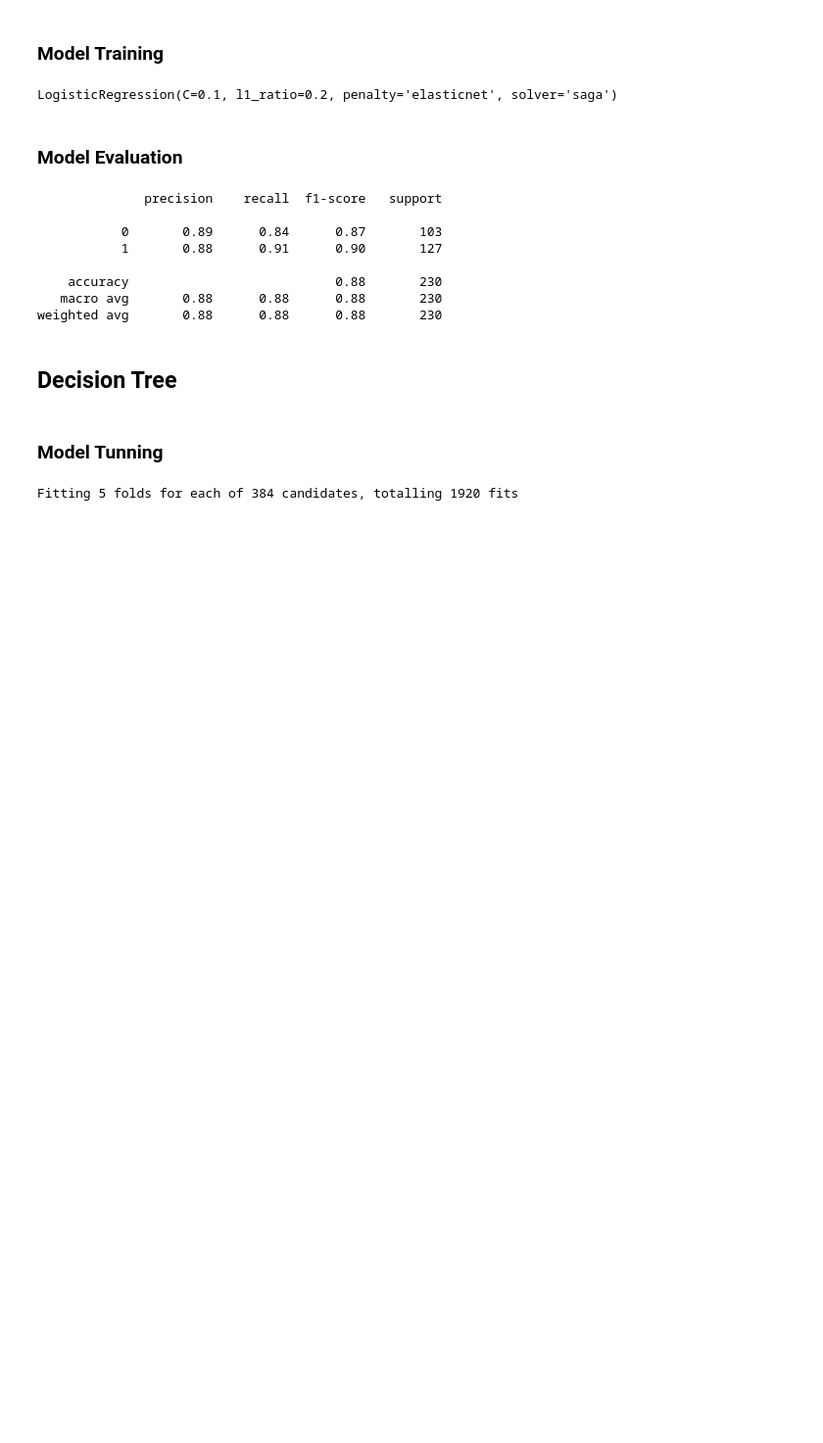
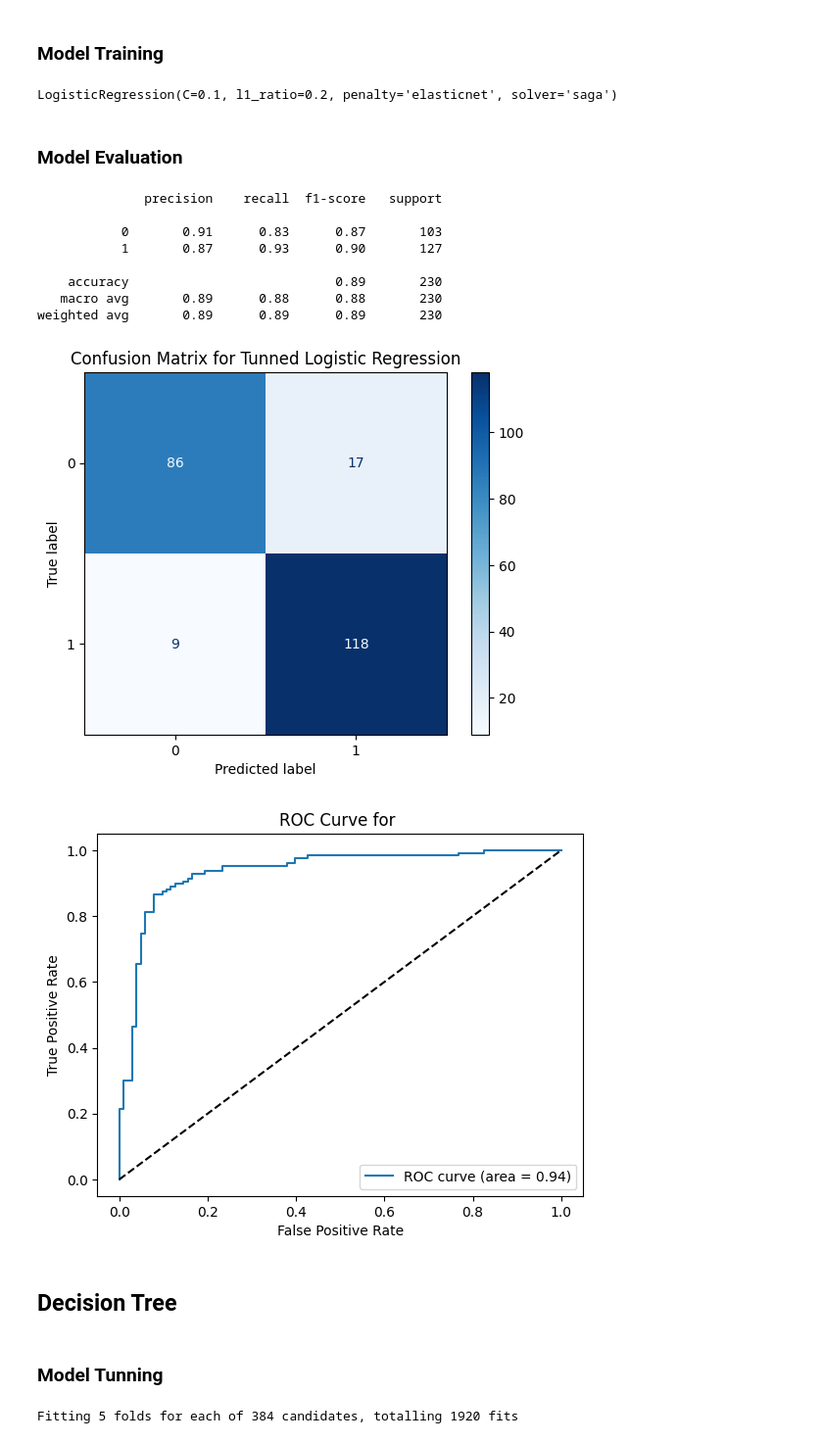
Before and after one commit to Prajwal-Luitel/Heart-Failure-Prediction, a Jupyter notebook: Heart_Disease_Prediction.ipynb, the cells around one changed output. Shown at 98% size. Saved outputs shown, nothing was run; the diff lists cells and outputs as text; code cells hidden in the pictures; blank space fills up the shorter version.

```diff
--- a/Heart_Disease_Prediction.ipynb
+++ b/Heart_Disease_Prediction.ipynb
@@ -377,19 +406,21 @@ logistic_regression.fit(X_train, y_train)
 LogisticRegression(C=0.1, l1_ratio=0.2, penalty='elasticnet', solver='saga')
 # %% [markdown]
 ### Model Evaluation
-# %%
-from sklearn.metrics import classification_report
-y_pred = logistic_regression.predict(X_test)
-print(classification_report(y_test, y_pred))
-# %% [output]
-              precision    recall  f1-score   support
-
-           0       0.89      0.84      0.87       103
-           1       0.88      0.91      0.90       127
-
-    accuracy                           0.88       230
-   macro avg       0.88      0.88      0.88       230
-weighted avg       0.88      0.88      0.88       230
+# %%
+y_pred = logistic_regression.predict(X_test)
+y_prob = logistic_regression.predict_proba(X_test)[:,1]
+generate_evaluation(y_test, y_pred, y_prob, title="Tunned Logistic Regression")
+# %% [output]
+              precision    recall  f1-score   support
+
+           0       0.91      0.83      0.87       103
+           1       0.87      0.93      0.90       127
+
+    accuracy                           0.89       230
+   macro avg       0.89      0.88      0.88       230
+weighted avg       0.89      0.89      0.89       230
+[figure, added]
+[figure, added]
 # %% [markdown]
 ## Decision Tree
 # %% [markdown]
```
Also changed, not shown: parts of 14 cells of this notebook.
